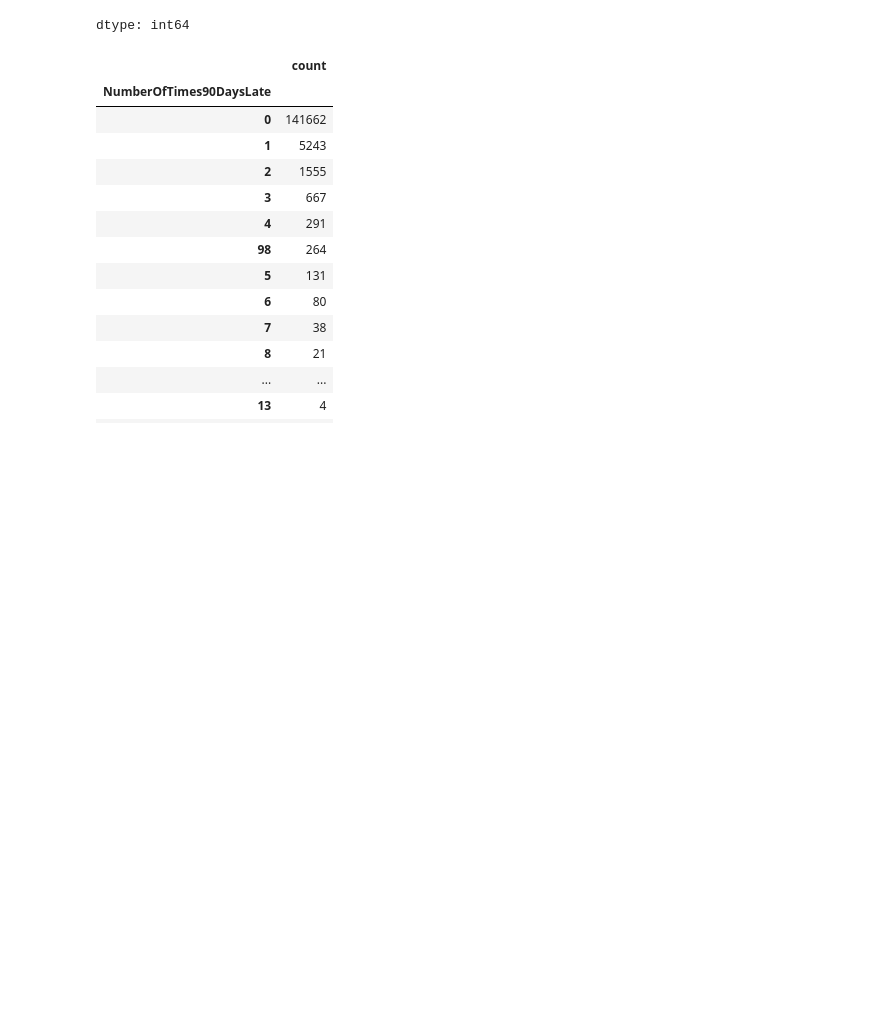
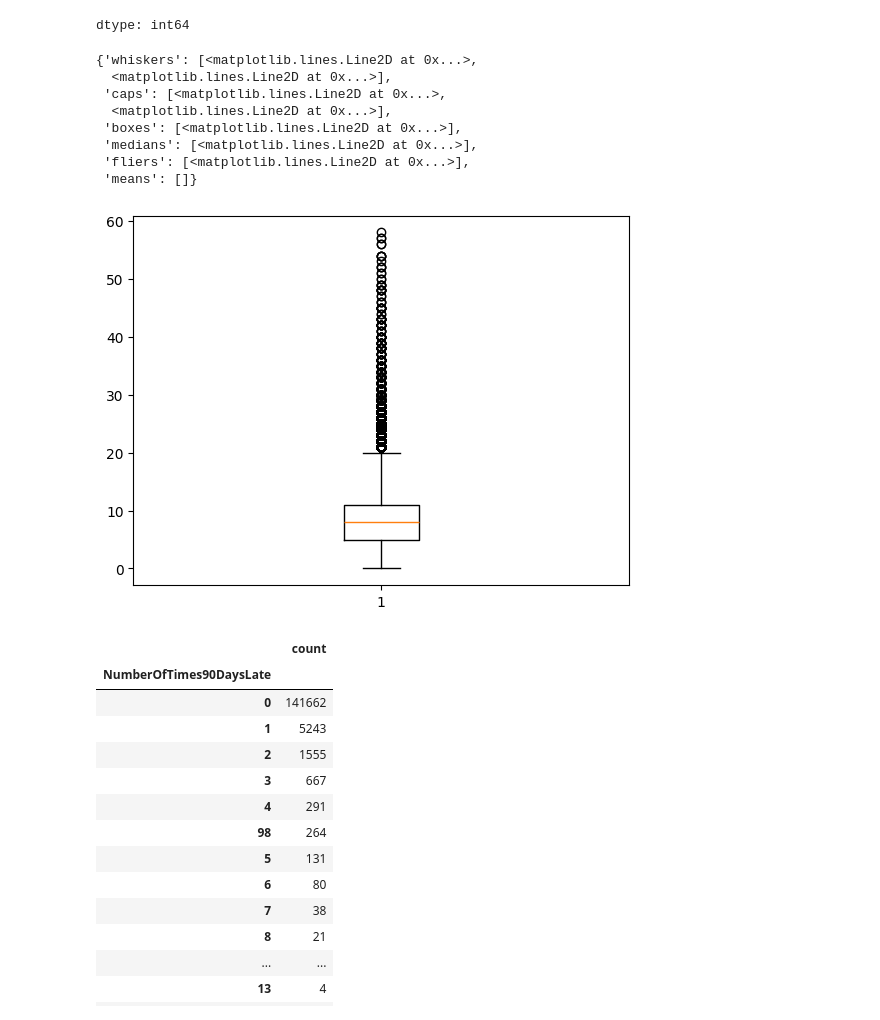
Before and after one commit to Sneha-sharma26/credit-risk-modeling, a Jupyter notebook: dataPreprocessing.ipynb, the cells around one changed output. Saved outputs shown, nothing was run; the diff lists cells and outputs as text; code cells hidden in the pictures; blank space fills up the shorter version.

```diff
--- a/dataPreprocessing.ipynb
+++ b/dataPreprocessing.ipynb
@@ -158,5 +163,19 @@ loans["NumberOfOpenCreditLinesAndLoans"].value_counts()
 | 58 | 1 |
 | 53 | 1 |
 dtype: int64
+# %%
+plt.boxplot(loans["NumberOfOpenCreditLinesAndLoans"])
+
+# We can see that there are too many outliers in this column
+# %% [output]
+{'whiskers': [<matplotlib.lines.Line2D at 0x...>,
+  <matplotlib.lines.Line2D at 0x...>],
+ 'caps': [<matplotlib.lines.Line2D at 0x...>,
+  <matplotlib.lines.Line2D at 0x...>],
+ 'boxes': [<matplotlib.lines.Line2D at 0x...>],
+ 'medians': [<matplotlib.lines.Line2D at 0x...>],
+ 'fliers': [<matplotlib.lines.Line2D at 0x...>],
+ 'means': []}
+[figure, added]
 # %%
 loans["NumberOfTimes90DaysLate"].value_counts()
```
Also changed, not shown: parts of 17 cells of this notebook.
